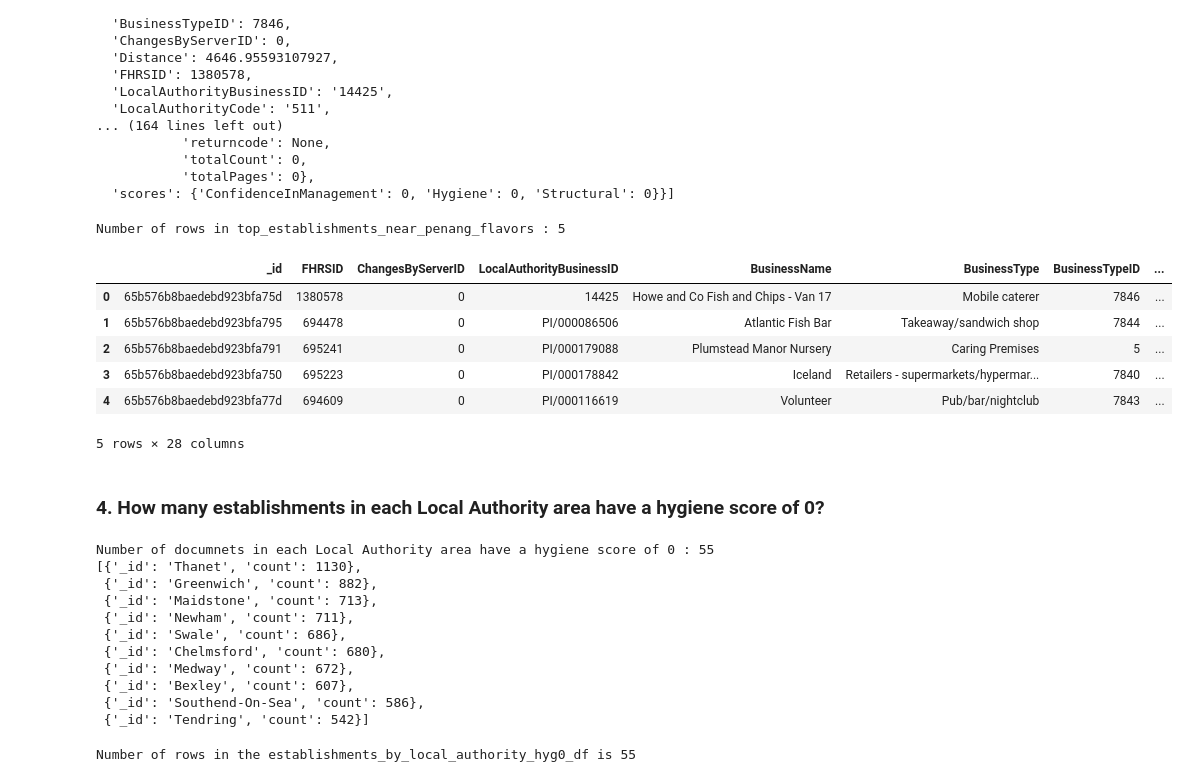
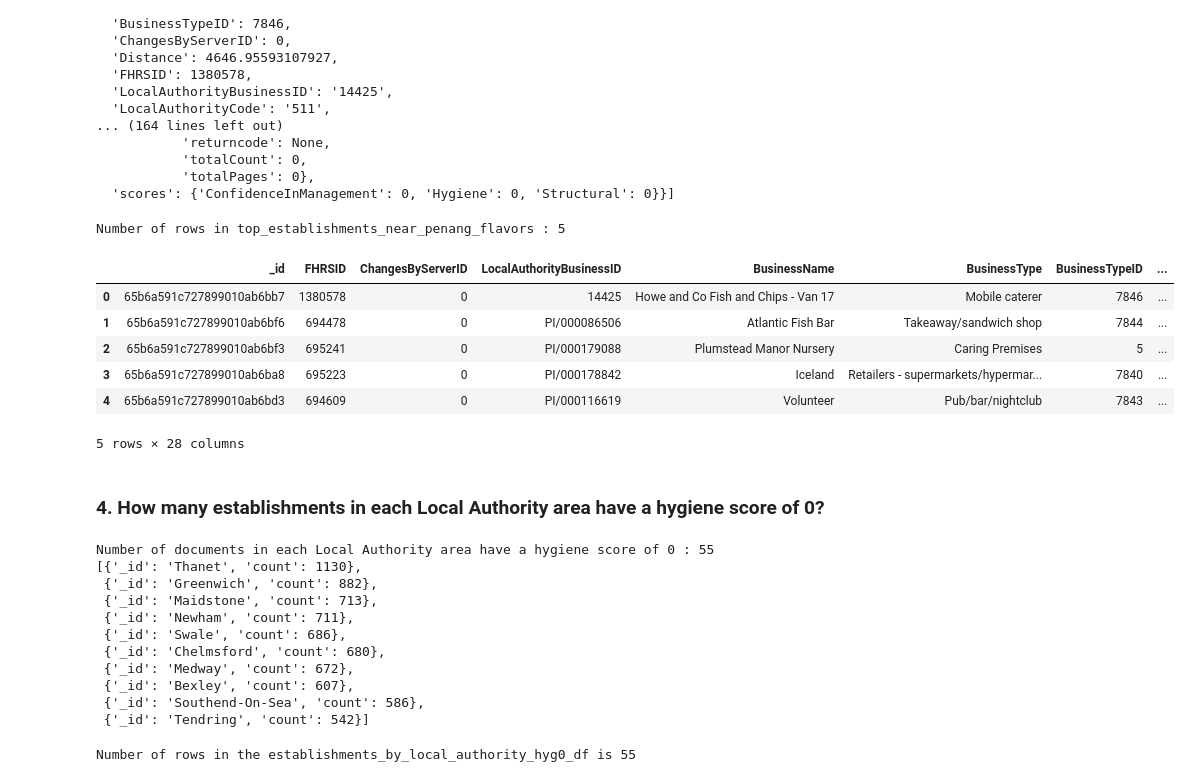
Before and after one commit to ramkumarpj/nosql-challenge, a Jupyter notebook: UK_Food_Ratings/uk_food_ratings_analysis.ipynb, the cells around one changed output. Saved outputs shown, nothing was run; the diff lists cells and outputs as text; code cells hidden in the pictures.

```diff
--- a/UK_Food_Ratings/uk_food_ratings_analysis.ipynb
+++ b/UK_Food_Ratings/uk_food_ratings_analysis.ipynb
@@ -190,21 +208,22 @@ pprint(results)
   'scores': {'ConfidenceInManagement': 0, 'Hygiene': 0, 'Structural': 0}}]
 # %%
 # Convert result to Pandas DataFrame
-top_establishments_near_penang_flavors = pd.DataFrame(results)
+
+top_establishments_near_penang_flavors_df = pd.DataFrame(results)
 
 # Display the number of rows in the DataFrame
 
-print(f"Number of rows in top_establishments_near_penang_flavors : {top_establishments_near_penang_flavors.shape[0]}")
+print(f"Number of rows in top_establishments_near_penang_flavors : {top_establishments_near_penang_flavors_df.shape[0]}")
 
-# Display the first 10 rows of the DataFrame
+# Display all rows of the DataFrame
 
-top_establishments_near_penang_flavors.head(10)
+top_establishments_near_penang_flavors_df
 # %% [output]
 Number of rows in top_establishments_near_penang_flavors : 5
 |  | _id | FHRSID | ChangesByServerID | LocalAuthorityBusinessID | BusinessName | BusinessType | BusinessTypeID | ... |
-| 0 | 65b576b8baedebd923bfa75d | 1380578 | 0 | 14425 | Howe and Co Fish and Chips - Van 17 | Mobile caterer | 7846 | ... |
-| 1 | 65b576b8baedebd923bfa795 | 694478 | 0 | PI/000086506 | Atlantic Fish Bar | Takeaway/sandwich shop | 7844 | ... |
-| 2 | 65b576b8baedebd923bfa791 | 695241 | 0 | PI/000179088 | Plumstead Manor Nursery | Caring Premises | 5 | ... |
-| 3 | 65b576b8baedebd923bfa750 | 695223 | 0 | PI/000178842 | Iceland | Retailers - supermarkets/hypermar... | 7840 | ... |
-| 4 | 65b576b8baedebd923bfa77d | 694609 | 0 | PI/000116619 | Volunteer | Pub/bar/nightclub | 7843 | ... |
+| 0 | 65b6a591c727899010ab6bb7 | 1380578 | 0 | 14425 | Howe and Co Fish and Chips - Van 17 | Mobile caterer | 7846 | ... |
+| 1 | 65b6a591c727899010ab6bf6 | 694478 | 0 | PI/000086506 | Atlantic Fish Bar | Takeaway/sandwich shop | 7844 | ... |
+| 2 | 65b6a591c727899010ab6bf3 | 695241 | 0 | PI/000179088 | Plumstead Manor Nursery | Caring Premises | 5 | ... |
+| 3 | 65b6a591c727899010ab6ba8 | 695223 | 0 | PI/000178842 | Iceland | Retailers - supermarkets/hypermar... | 7840 | ... |
+| 4 | 65b6a591c727899010ab6bd3 | 694609 | 0 | PI/000116619 | Volunteer | Pub/bar/nightclub | 7843 | ... |
 5 rows × 28 columns
@@ -231,12 +254,13 @@ results = list(establishments.aggregate(pipeline))
 
 # Print the number of documents in the result
 
-print(f"Number of documnets in each Local Authority area have a hygiene score of 0 : {len(results)}")
+print(f"Number of documents in each Local Authority area have a hygiene score of 0 : {len(results)}")
+
 # Print the first 10 results
 
 pprint(results[:10])
 # %% [output]
-Number of documnets in each Local Authority area have a hygiene score of 0 : 55
+Number of documents in each Local Authority area have a hygiene score of 0 : 55
 [{'_id': 'Thanet', 'count': 1130},
  {'_id': 'Greenwich', 'count': 882},
  {'_id': 'Maidstone', 'count': 713},
```
Also changed, not shown: parts of 9 cells of this notebook, 5 other files.
